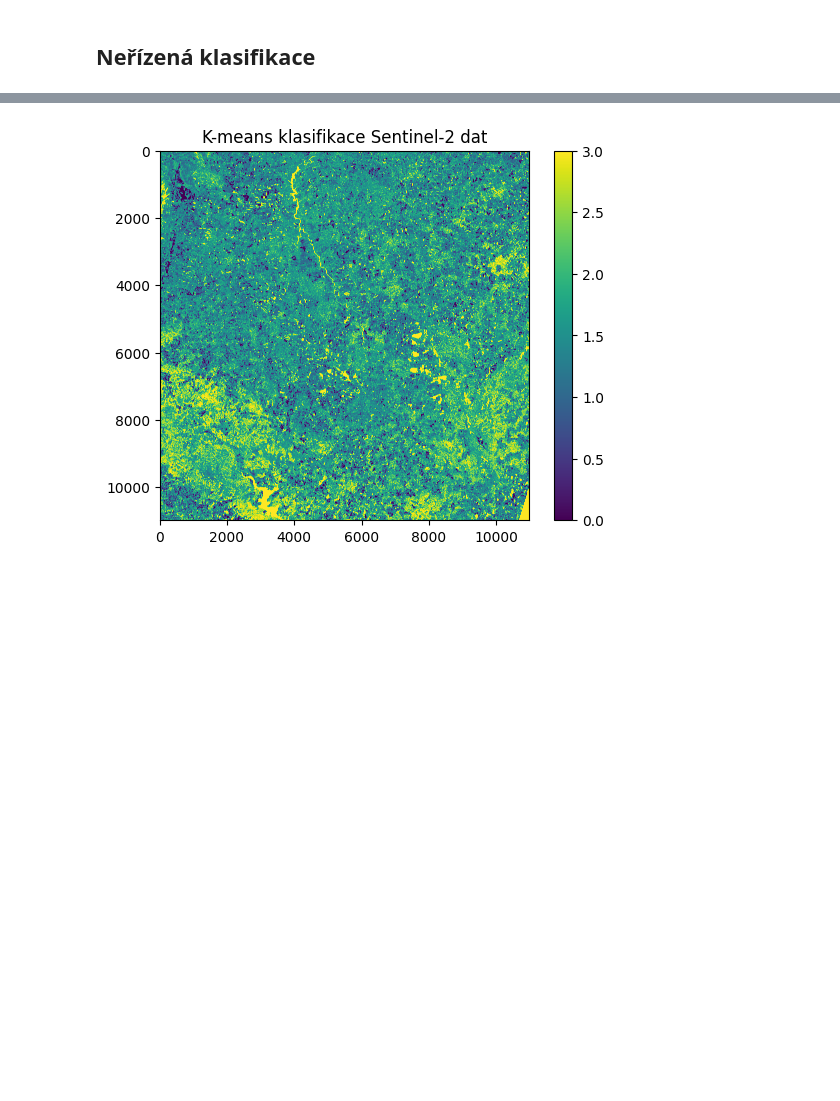
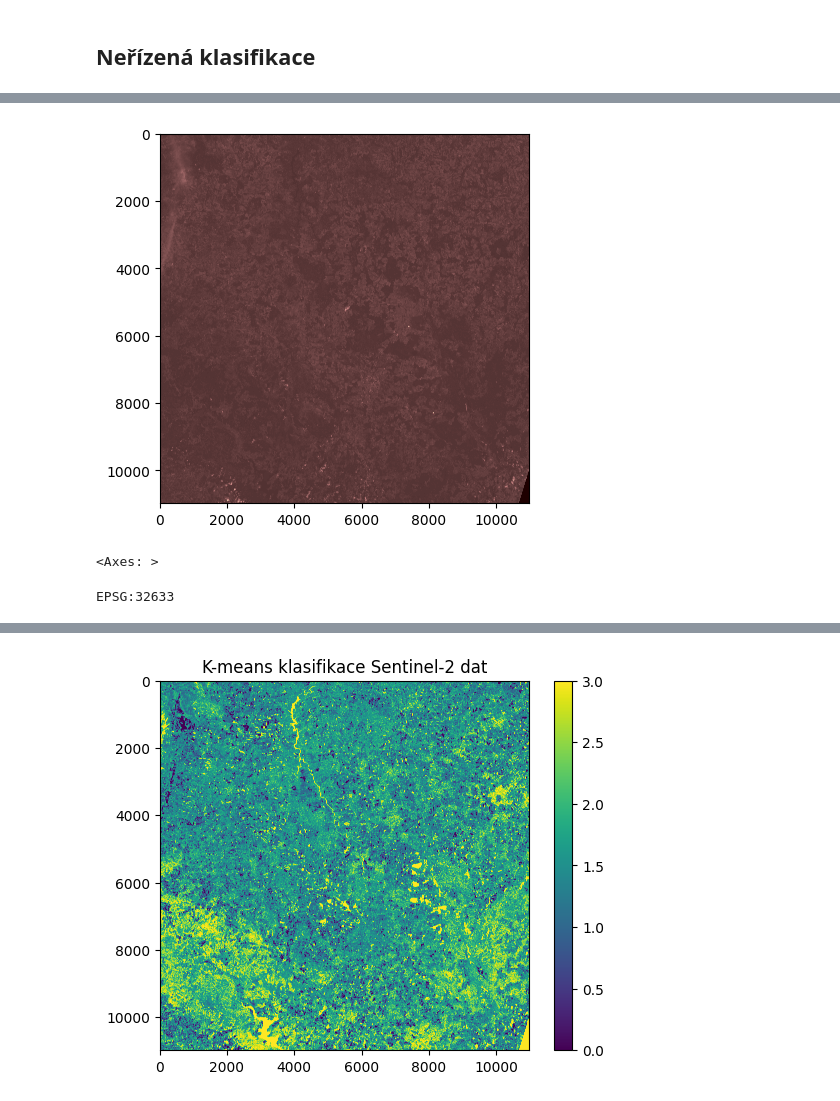
Before and after one commit to klimesm/UZPR_projekt, a Jupyter notebook: Projekt_MK_TČ_terka.ipynb, the cells around one changed output, grey strips where cells are left out. Cells and saved outputs as stored; diff of their text form; code cells hidden in the pictures; blank space fills up the shorter version.

```diff
--- a/Projekt_MK_TČ_terka.ipynb
+++ b/Projekt_MK_TČ_terka.ipynb
@@ -372,21 +366,11 @@ Subdataset: 1
 ## Neřízená klasifikace
 # %%
 # Cesta k multispektrálnímu rastru Sentinel-2
-
+data_path = "S2B_MSIL2A_20241009T100829_N0511_R022_T33UVQ_20241009T132806.SAFE.zip"
 # Otevření rasterového souboru pomocí knihovny rasterio
 with rio.open(data_path) as ds:
     # Načteme seznam subdatasetů (pásma) z dat Sentinel-2
-    sd = ds.subdatasets  # Seznam dostupných subdatasetů (pásma) v datech Sentinel-2
-
-# Otevření prvního subdatasetu (pásmo) a načtení všech pásem
-with rio.open(sd[0]) as subds:
-    bands = []  # Seznam pro uchování jednotlivých pásem
-    # Načteme všechna pásma v subdatasetu
-    for i in range(1, subds.count + 1):  # Procházení všech pásem v subdatasetu
-        band = subds.read(i)  # Načteme jedno pásmo
-        bands.append(band)  # Přidáme pásmo do seznamu
-    # Převod seznamu pásem na numpy pole (tvar: [pásma, výška, šířka])
-    data = np.stack(bands)  # Stack všech pásem do 3D pole
-
-# Převod dat na 2D matici (tvar: [počet pixelů, počet pásem])
-data_2d = data.reshape(data.shape[0], -1).T  # Přeformátujeme data na 2D (každý pixel v jednom řádku)
+    sd = ds.subdatasets  # Seznam dostupných subdatasetů v datech Sentinel-2
+    meta = ds.meta
+print(meta)
+print(len(sd), sd[0])
@@ -392,0 +381,8 @@ data_2d = data.reshape(data.shape[0], -1).T  # Přeformátujeme data na 2D (kaž
+# %%
+with rio.open(sd[0]) as b10m:
+    print("CRS:", b10m.crs)
+    print("Bounds:", b10m.bounds)
+    print("Bands:", b10m.count)
+    meta = b10m.meta
+    for b in b10m.indexes:
+        print(b, b10m.tags(b)["BANDNAME"])
@@ -392,0 +399,14 @@ data_2d = data.reshape(data.shape[0], -1).T  # Přeformátujeme data na 2D (kaž
+# %%
+with rio.open(sd[0]) as b10m:
+    b4 = b10m.read(1)
+
+from rasterio.plot import show
+show(b4, cmap='pink')
+# %% [output]
+[figure, added]
+<Axes: >
+# %%
+with rio.open(sd[0]) as b10m:
+    print(b10m.crs)
+# %% [output]
+EPSG:32633
```
Also changed, not shown: parts of 25 cells of this notebook.
